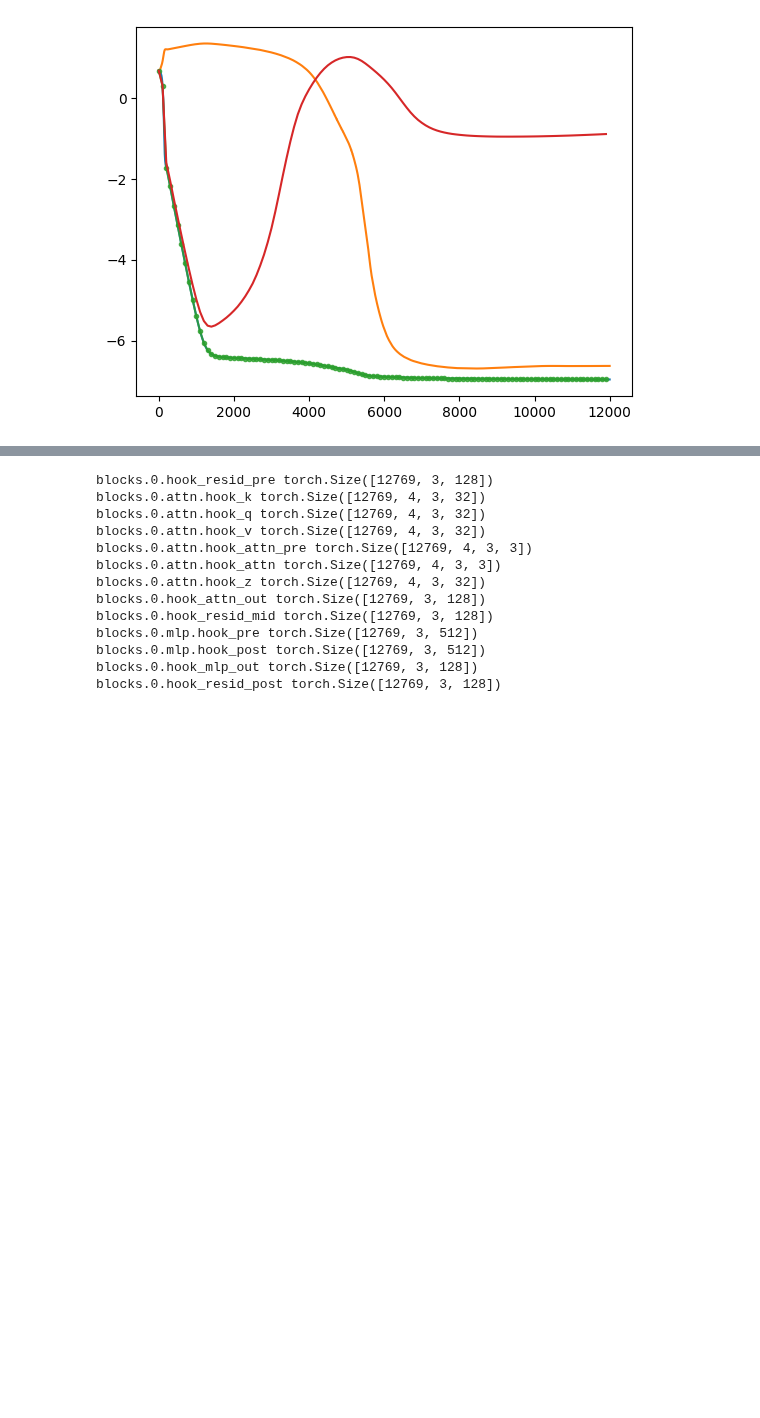
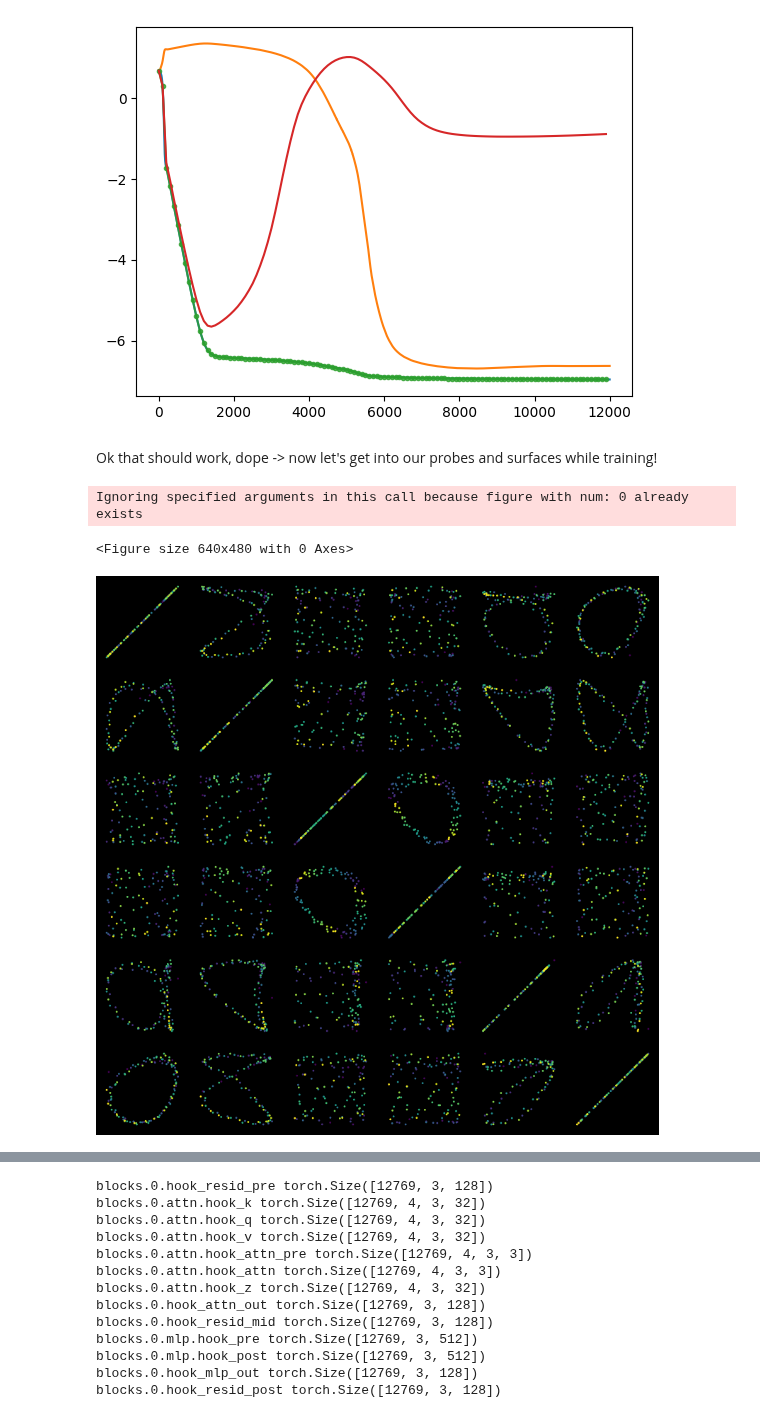
Before and after one commit to WelchLabs/videos, a Jupyter notebook: _2025/grokking/notebooks/viz_training_2b_c.ipynb, the cells around one changed output, grey strips where cells are left out. Cells and saved outputs as stored; diff of their text form; code cells hidden in the pictures; blank space fills up the shorter version.

Commit message:
viz while trianing

```diff
--- a/_2025/grokking/notebooks/viz_training_2b_c.ipynb
+++ b/_2025/grokking/notebooks/viz_training_2b_c.ipynb
@@ -743,3 +743,46 @@ plt.plot(ckpt_indices, np.log10(losses_exl))
 # %% [output]
 [<matplotlib.lines.Line2D at 0x...>]
 [figure]
+# %% [markdown]
+Ok that should work, dope -> now let's get into our probes and surfaces while training!
+# %%
+folders = ['mlp_initial_probe','loops', 'probe_1', 'probe_2', 'pre_mlp_1', 'pre_mlp_2', 'post_mlp_1', 'post_mlp_2']
+save_dir = Path('/home/stephen/grokking/nov_28_1')
+
+for folder in folders:
+    (save_dir / folder).mkdir(parents=True, exist_ok=True)
+# %%
+i=0
+
+ckpt_indices=np.arange(0, 12000, 100) ##Slow, crank to 10 later.
+for i in tqdm.tqdm(ckpt_indices):
+    save_dict_2=torch.load(root/run_name/(str(i)+'.pth'))
+    model.load_state_dict(save_dict_2['model'])
+
+    all_data = torch.tensor([(i, j, p) for i in range(p) for j in range(p)]).to('cuda')
+    labels = torch.tensor([fn(i, j) for i, j, _ in all_data]).to('cuda')
+    cache = {}
+    model.remove_all_hooks()
+    model.cache_all(cache)
+
+    original_logits = model(all_data)[:, -1]
+    # Remove equals sign from output logits
+    original_logits = original_logits[:, :-1]
+
+    #Loopdy-loops
+    mr = einops.rearrange(cache['blocks.0.mlp.hook_pre'], "(x y) ... -> x y ...", x=p).detach().cpu().numpy()
+
+    plt.clf()
+    sample=[0, 3, 4, 5, 8, 10]
+    fig=plt.figure(0, (10,10), facecolor='k')
+    for i in range(len(sample)):
+        for j in range(len(sample)):
+            fig.add_subplot(6,6,6*i+j+1)
+            plt.scatter(mr[:, 0, 2, sample[i]], mr[:, 0, 2, sample[j]], c=range(113), s=1)
+            plt.axis('off')
+
+    plt.savefig(str(save_dir/'loops'/('loop_'+str(i).zfill(4)+'.png')), dpi=200, bbox_inches='tight')
+# %% [output]
+Ignoring specified arguments in this call because figure with num: 0 already exists
+<Figure size 640x480 with 0 Axes>
+[figure, added]
```
Also changed, not shown: parts of 9 cells of this notebook.
